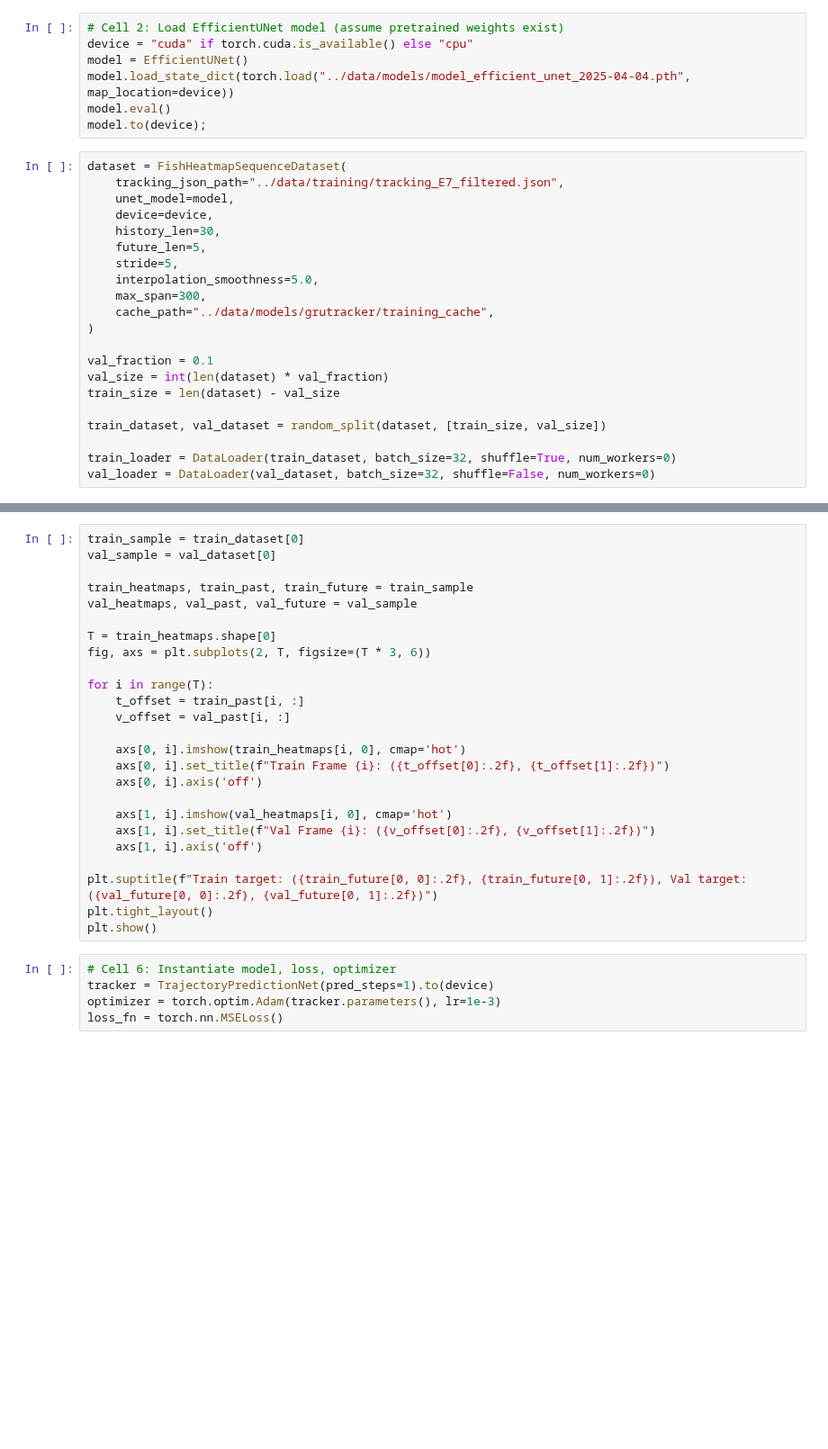
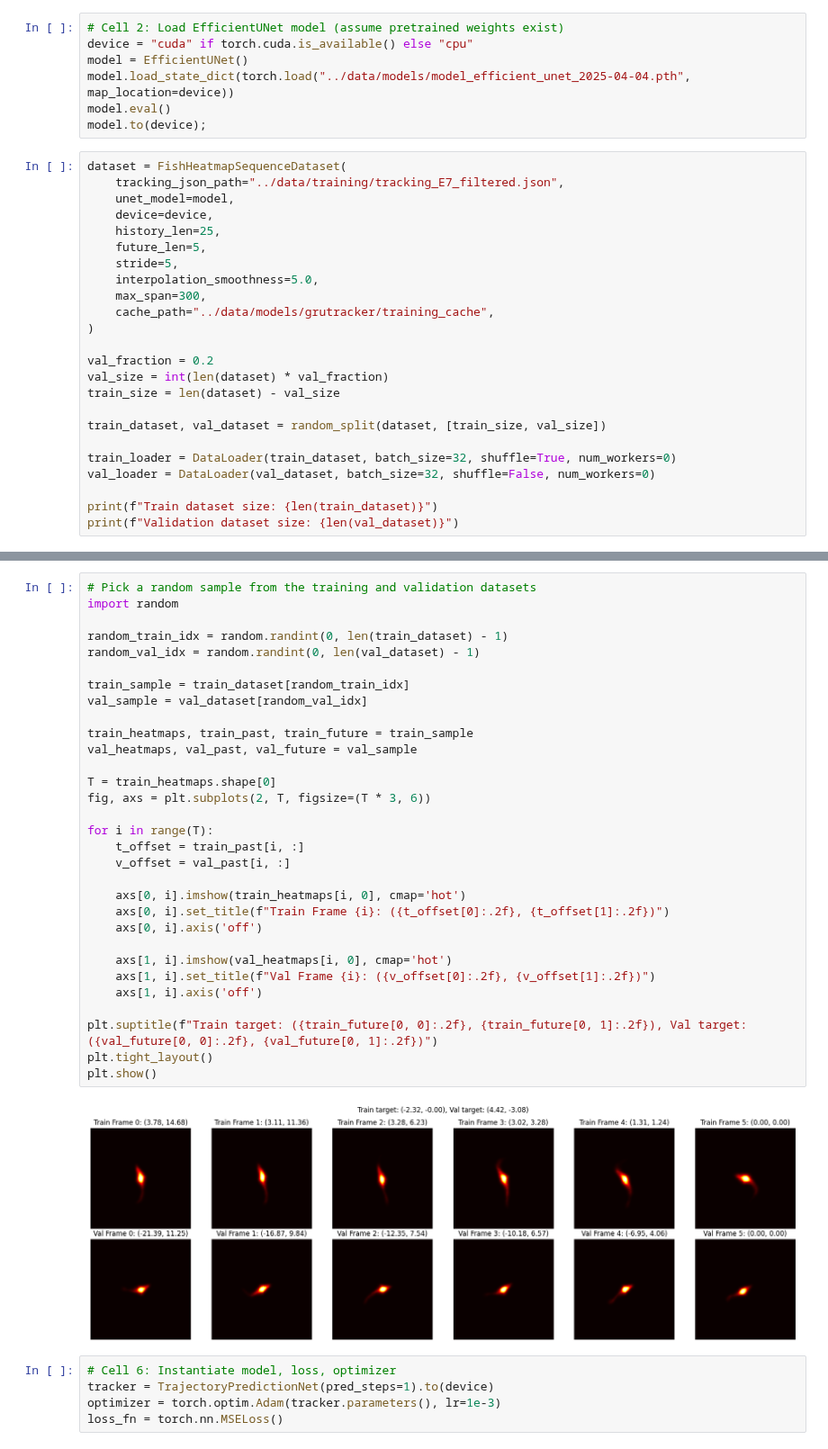
Before and after one commit to ljubobratovicrelja/aegear, a Jupyter notebook: notebooks/training_sequence_net.ipynb, the cells around one changed output, grey strips where cells are left out. Shown at 90% size. Drawn from its saved outputs; the diff is of its cells as text; blank space fills up the shorter version.

Commit message:
Predictor training.

```diff
--- a/notebooks/training_sequence_net.ipynb
+++ b/notebooks/training_sequence_net.ipynb
@@ -25,7 +25,7 @@ dataset = FishHeatmapSequenceDataset(
     tracking_json_path="../data/training/tracking_E7_filtered.json",
     unet_model=model,
     device=device,
-    history_len=30,
+    history_len=25,
     future_len=5,
     stride=5,
     interpolation_smoothness=5.0,
@@ -33,7 +33,7 @@ dataset = FishHeatmapSequenceDataset(
     cache_path="../data/models/grutracker/training_cache",
 )
 
-val_fraction = 0.1
+val_fraction = 0.2
 val_size = int(len(dataset) * val_fraction)
 train_size = len(dataset) - val_size
 
@@ -41,3 +41,6 @@ train_dataset, val_dataset = random_split(dataset, [train_size, val_size])
 
 train_loader = DataLoader(train_dataset, batch_size=32, shuffle=True, num_workers=0)
 val_loader = DataLoader(val_dataset, batch_size=32, shuffle=False, num_workers=0)
+
+print(f"Train dataset size: {len(train_dataset)}")
+print(f"Validation dataset size: {len(val_dataset)}")
@@ -44,28 +51,36 @@ val_loader = DataLoader(val_dataset, batch_size=32, shuffle=False, num_workers=0
 # %%
-train_sample = train_dataset[0]
-val_sample = val_dataset[0]
+# Pick a random sample from the training and validation datasets
+import random
+
+random_train_idx = random.randint(0, len(train_dataset) - 1)
+random_val_idx = random.randint(0, len(val_dataset) - 1)
+
+train_sample = train_dataset[random_train_idx]
+val_sample = val_dataset[random_val_idx]
 
 train_heatmaps, train_past, train_future = train_sample
 val_heatmaps, val_past, val_future = val_sample
 
 T = train_heatmaps.shape[0]
 fig, axs = plt.subplots(2, T, figsize=(T * 3, 6))
 
 for i in range(T):
     t_offset = train_past[i, :]
     v_offset = val_past[i, :]
 
     axs[0, i].imshow(train_heatmaps[i, 0], cmap='hot')
     axs[0, i].set_title(f"Train Frame {i}: ({t_offset[0]:.2f}, {t_offset[1]:.2f})")
     axs[0, i].axis('off')
 
     axs[1, i].imshow(val_heatmaps[i, 0], cmap='hot')
     axs[1, i].set_title(f"Val Frame {i}: ({v_offset[0]:.2f}, {v_offset[1]:.2f})")
     axs[1, i].axis('off')
 
 plt.suptitle(f"Train target: ({train_future[0, 0]:.2f}, {train_future[0, 1]:.2f}), Val target: ({val_future[0, 0]:.2f}, {val_future[0, 1]:.2f})")
 plt.tight_layout()
 plt.show()
+# %% [output]
+[figure, added]
 # %%
 # Cell 6: Instantiate model, loss, optimizer
 tracker = TrajectoryPredictionNet(pred_steps=1).to(device)
```
Also changed, not shown: parts of 6 cells of this notebook, 2 other files.
